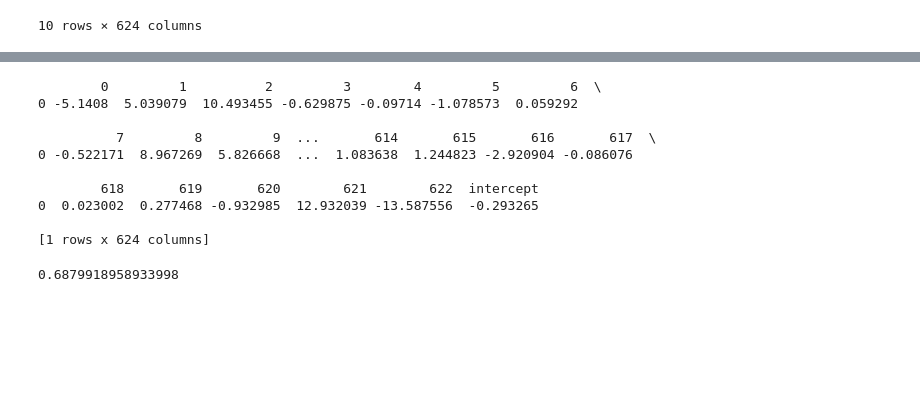
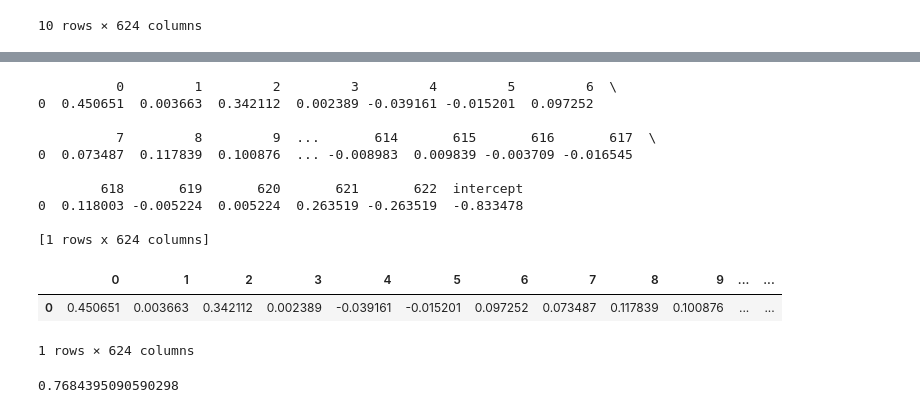
Before and after one commit to allenmiller17/SMU_7331_ML1_Project_1, a Jupyter notebook: Mini_Project Ana.ipynb, the cells around one changed output, grey strips where cells are left out. Saved outputs shown, nothing was run; the diff lists cells and outputs as text; code cells hidden in the pictures; blank space fills up the shorter version.

```diff
--- a/Mini_Project Ana.ipynb
+++ b/Mini_Project Ana.ipynb
@@ -155,22 +154,22 @@ print("{0:0.2f}% data is in test set".format((len(x_test)/len(pdata.index)) * 10
 
 # Fit the model on train
 modelFIRST = LogisticRegression(solver="liblinear")
-modelFIRST.fit(x_train, y_train)
+modelFIRST.fit(X_train_scaled, y_train)
 #predict on test
-y_predict = modelFIRST.predict(x_test)
+y_predict = modelFIRST.predict(X_test_scaled)
 
 
 coef_df = pd.DataFrame(modelFIRST.coef_)
 coef_df['intercept'] = modelFIRST.intercept_
 print(coef_df)
 # %% [output]
-        0         1          2         3        4         5         6  \
-0 -5.1408  5.039079  10.493455 -0.629875 -0.09714 -1.078573  0.059292
+          0         1         2         3         4         5         6  \
+0  0.450651  0.003663  0.342112  0.002389 -0.039161 -0.015201  0.097252
 
           7         8         9  ...       614       615       616       617  \
-0 -0.522171  8.967269  5.826668  ...  1.083638  1.244823 -2.920904 -0.086076
+0  0.073487  0.117839  0.100876  ... -0.008983  0.009839 -0.003709 -0.016545
 
-        618       619       620        621        622  intercept
-0  0.023002  0.277468 -0.932985  12.932039 -13.587556  -0.293265
+        618       619       620       621       622  intercept
+0  0.118003 -0.005224  0.005224  0.263519 -0.263519  -0.833478
 
 [1 rows x 624 columns]
@@ -182,8 +176,14 @@ print ("Lasso model:", (lasso.coef_))
+# %%
+coef_df.head()
+# %% [output]
+|  | 0 | 1 | 2 | 3 | 4 | 5 | 6 | 7 | 8 | 9 | ... | ... |
+| 0 | 0.450651 | 0.003663 | 0.342112 | 0.002389 | -0.039161 | -0.015201 | 0.097252 | 0.073487 | 0.117839 | 0.100876 | ... | ... |
+1 rows × 624 columns
 # %%
-model_score = modelFIRST.score(x_test, y_test)
+model_score = modelFIRST.score(X_test_scaled, y_test)
 print(model_score)
 # %% [output]
-0.6879918958933998
+0.7684395090590298
 # %%
 from sklearn.metrics import confusion_matrix, recall_score, precision_score, f1_score, roc_auc_score,accuracy_score
 from sklearn.linear_model import LogisticRegression
```
Also changed, not shown: parts of 12 cells of this notebook.
